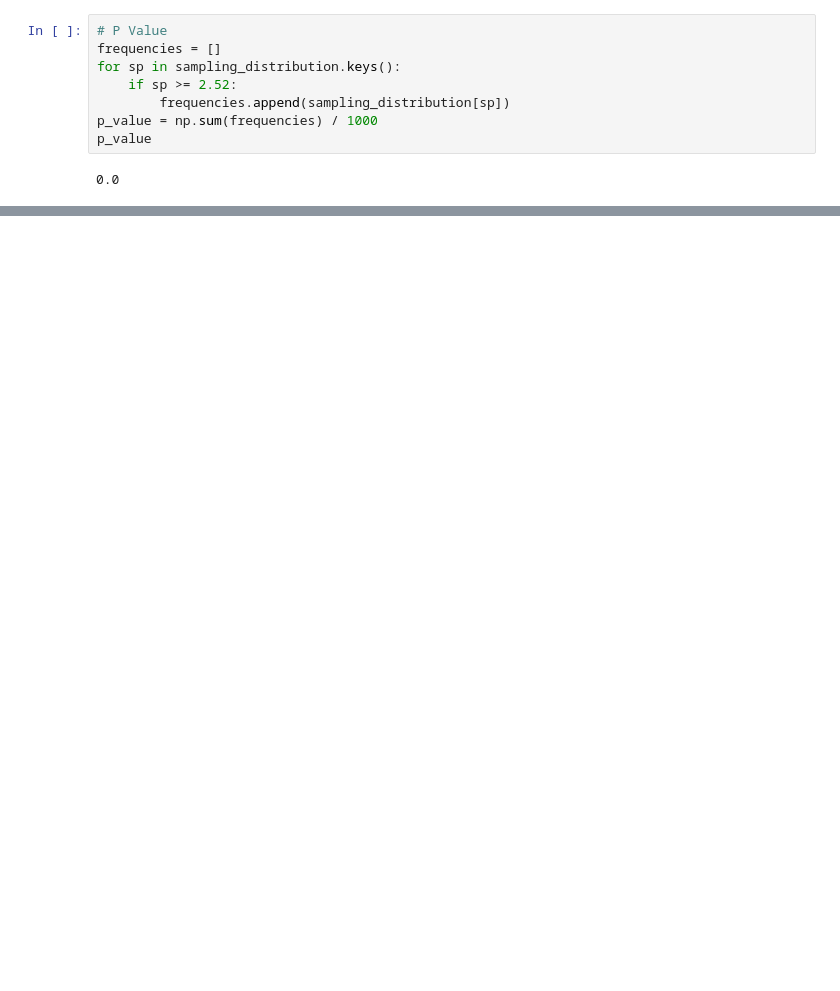
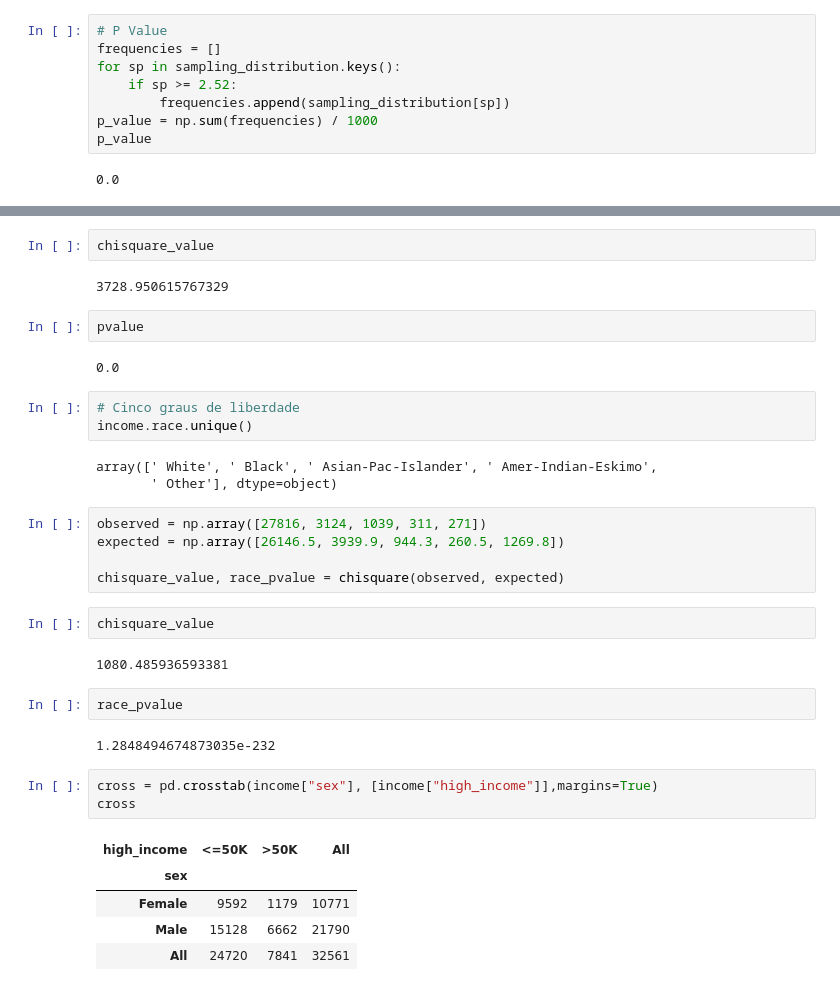
Before and after one commit to ramirovsjunior/aprendizagem_de_maquina, a Jupyter notebook: Selecao_de_Caracteristica_AM.ipynb, the cells around one changed output, grey strips where cells are left out. Saved outputs shown, nothing was run; the diff lists cells and outputs as text; blank space fills up the shorter version.

```diff
--- a/Selecao_de_Caracteristica_AM.ipynb
+++ b/Selecao_de_Caracteristica_AM.ipynb
@@ -131,0 +413,36 @@ income.head()
+# %%
+chisquare_value
+# %% [output]
+3728.950615767329
+# %%
+pvalue
+# %% [output]
+0.0
+# %%
+# Cinco graus de liberdade
+income.race.unique()
+# %% [output]
+array([' White', ' Black', ' Asian-Pac-Islander', ' Amer-Indian-Eskimo',
+       ' Other'], dtype=object)
+# %%
+observed = np.array([27816, 3124, 1039, 311, 271])
+expected = np.array([26146.5, 3939.9, 944.3, 260.5, 1269.8])
+
+chisquare_value, race_pvalue = chisquare(observed, expected)
+# %%
+chisquare_value
+# %% [output]
+1080.485936593381
+# %%
+race_pvalue
+# %% [output]
+1.2848494674873035e-232
+# %%
+cross = pd.crosstab(income["sex"], [income["high_income"]],margins=True)
+cross
+# %% [output]
+| high_income | <=50K | >50K | All |
+| sex |  |  |  |
+| Female | 9592 | 1179 | 10771 |
+| Male | 15128 | 6662 | 21790 |
+| All | 24720 | 7841 | 32561 |
```
Also changed, not shown: parts of 28 cells of this notebook.
